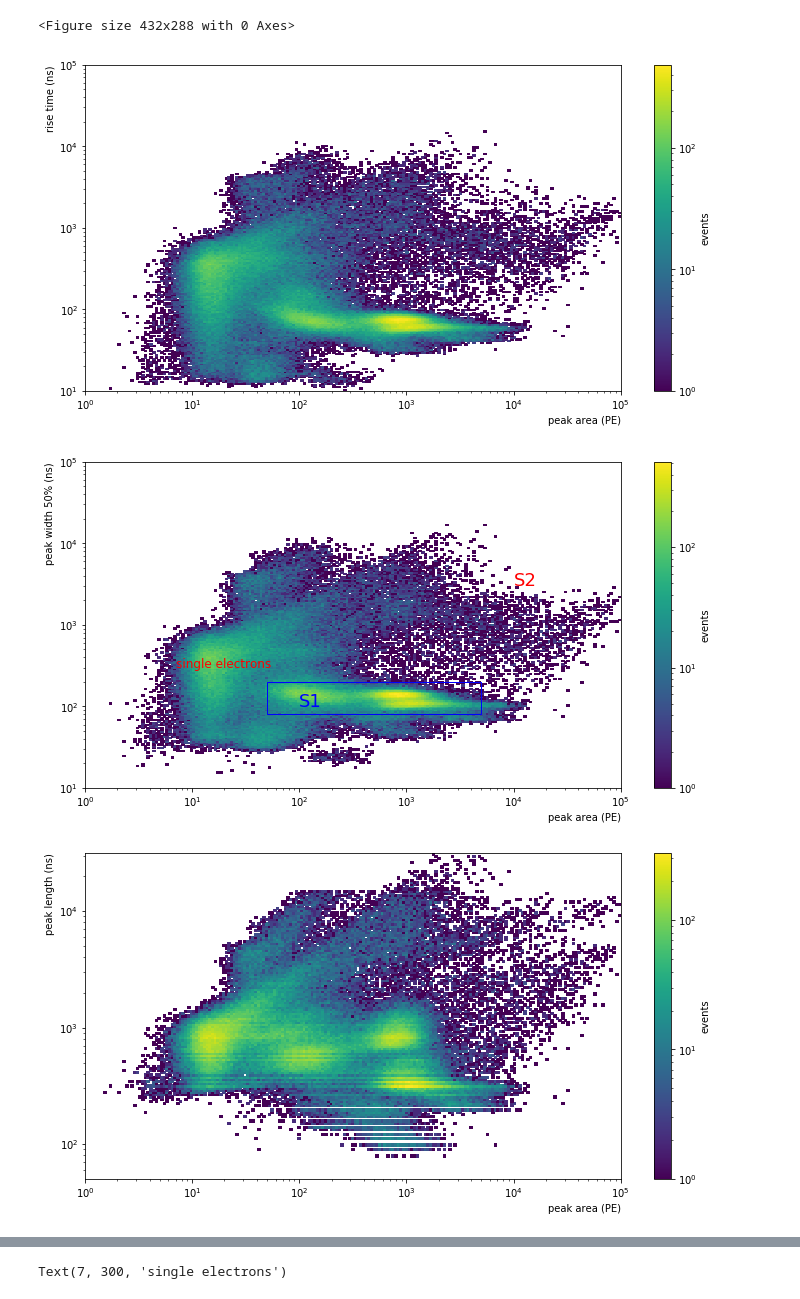
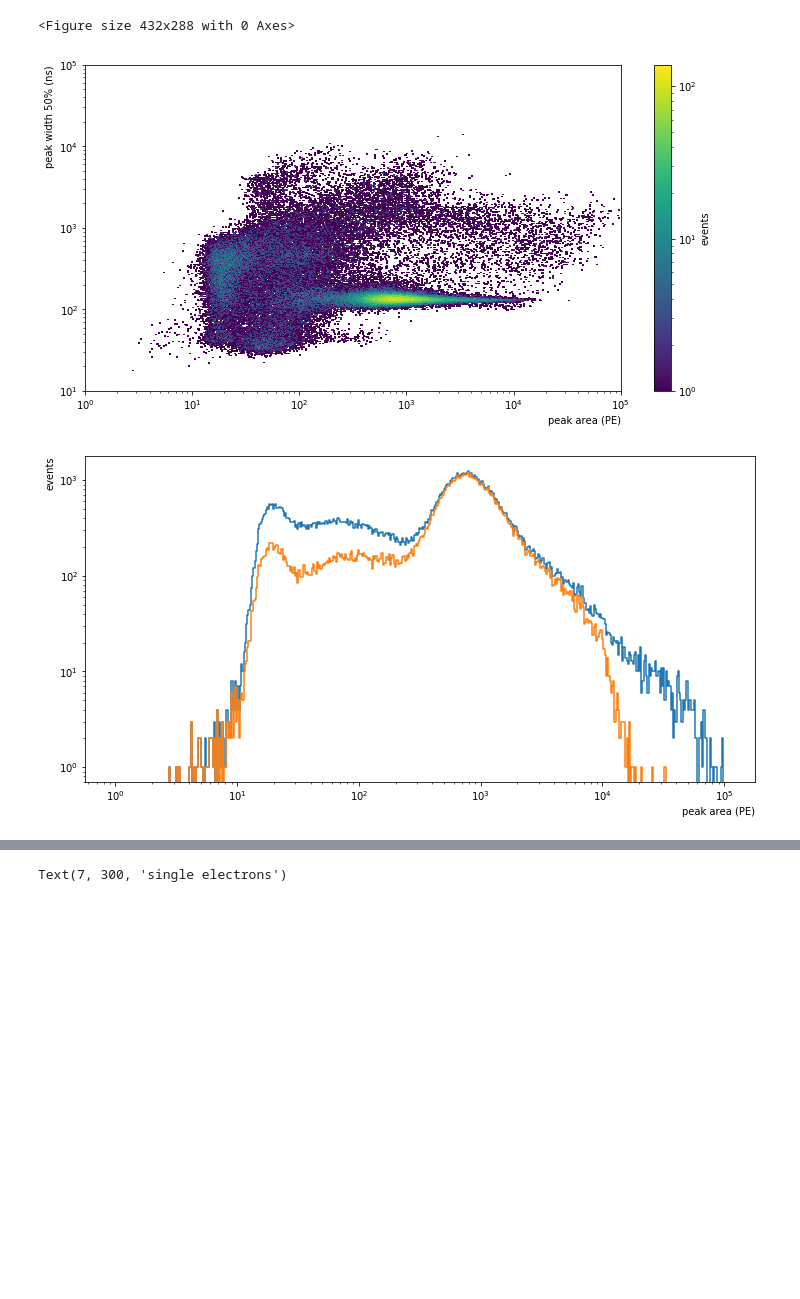
Before and after one commit to valerioda/xenon-note, a Jupyter notebook: fast_response_analysis/peaks_identification.ipynb, the cells around one changed output, grey strips where cells are left out. Drawn from its saved outputs; the diff is of its cells as text; code cells hidden in the pictures; blank space fills up the shorter version.

```diff
--- a/fast_response_analysis/peaks_identification.ipynb
+++ b/fast_response_analysis/peaks_identification.ipynb
@@ -34,42 +56,43 @@ def peakplots(run_name):
                               selection_str='n_channels>3')
 
     # risetime
-    plt.figure(1)
-    psu.plot_area_risetime(peak_basics,0,5,1,5)
+    #plt.figure(1)
+    #psu.plot_area_risetime(peak_basics,0,5,1,5)
     #plt.axvline(x=100, ymin=0.2, ymax=0.29, linestyle="-", color = 'r', label='S1/S2 strax boundary')
     #plt.axhline(y=150, xmin=0.4, xmax=1, linestyle="-", color = 'r')
     #plt.axhline(y=60, xmin=0, xmax=0.4, linestyle="-", color = 'r')
     #plt.legend()
 
     # width
-    plt.figure(2)
+    plt.figure(1)
     psu.plot_area_width(peak_basics,0,5,1,5)
-    psu.rectangle((50,5000),(80,200),'b')
+    #psu.rectangle((50,5000),(80,200),'b')
     #ps1.rectangle((400,3500),(80,250),'blue')
-    plt.text(100, 100, 'S1', fontsize=18, color='b')
-    plt.text(10000, 3000, 'S2', fontsize=18, color='r')
-    plt.text(7, 300, 'single electrons', fontsize=12, color='r')
+    #plt.text(100, 100, 'S1', fontsize=18, color='b')
+    #plt.text(10000, 3000, 'S2', fontsize=18, color='r')
+    #plt.text(7, 300, 'single electrons', fontsize=12, color='r')
 
     #length
-    plt.figure(3)
-    phle = Histdd(peak_basics['area'], peak_basics['length']*peak_basics['dt'],
-                        bins=(np.logspace(0, 5, 200), np.logspace(1.7, 4.5, 150)))
-    plt.figure(figsize=(12,6))
-    phle.plot(log_scale=True, cblabel='events')
-    plt.xlabel("peak area (PE)", ha='right', x=1)
-    plt.ylabel("peak length (ns)", ha='right', y=1)
-    plt.xscale('log')
-    plt.yscale('log')
+    #plt.figure(3)
+    #phle = Histdd(peak_basics['area'], peak_basics['length']*peak_basics['dt'],
+                        #bins=(np.logspace(0, 5, 200), np.logspace(1.7, 4.5, 150)))
+    #plt.figure(figsize=(12,6))
+    #phle.plot(log_scale=True, cblabel='events')
+    #plt.xlabel("peak area (PE)", ha='right', x=1)
+    #plt.ylabel("peak length (ns)", ha='right', y=1)
+    #plt.xscale('log')
+    #plt.yscale('log')
+
     # max pmt
-    plt.figure(4)
-    psu.plot_area_maxpmt(peak_basics,0,5,-0.5,2.3)
+    #plt.figure(2)
+    #psu.plot_area_maxpmt(peak_basics,0,5,-0.5,2.3)
 
     # fraction top
-    plt.figure(5)
-    psu.plot_area_top(peak_basics,0,5,-2,0.1)
+    #plt.figure(3)
+    #psu.plot_area_top(peak_basics,0,5,-2,0.1)
 
     # area
-    plt.figure(6)
+    plt.figure(2)
     plt.figure(figsize=(12,6))
     peak_s1 = peak_basics[(peak_basics['rise_time']<150)]
     psu.plot_area(peak_basics)
@@ -77,9 +100,8 @@ def peakplots(run_name):
     #peak_cut = peak_s1[(peak_s1['max_pmt_area']/peak_s1['area']>0.04)]
     #ps1.plot_area(peak_cut)
 # %%
-peakplots('008600')
+peakplots('008745')
 # %% [output]
 <Figure size 432x288 with 0 Axes>
-[figure, old version]
+[figure, new version]
-[figure, old version]
+[figure, new version]
-[figure, removed]
```
Also changed, not shown: parts of 24 cells of this notebook, 2 other files.
